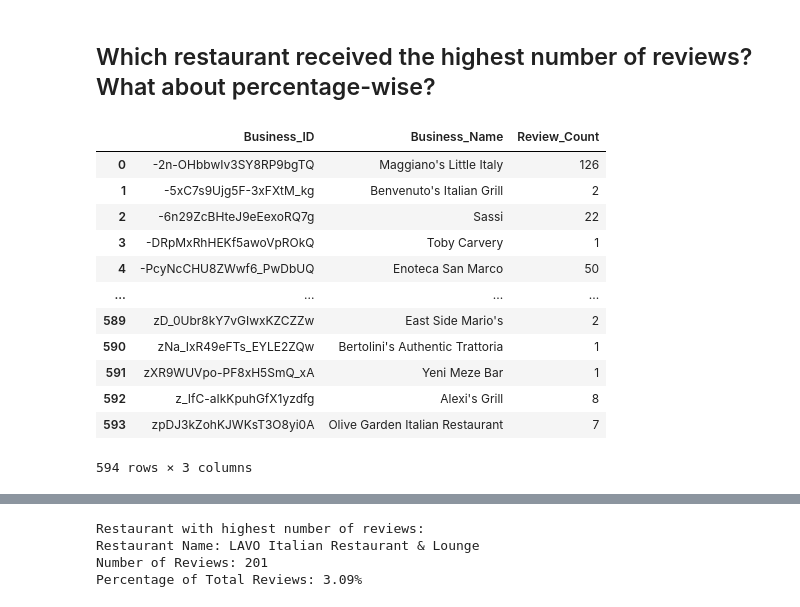
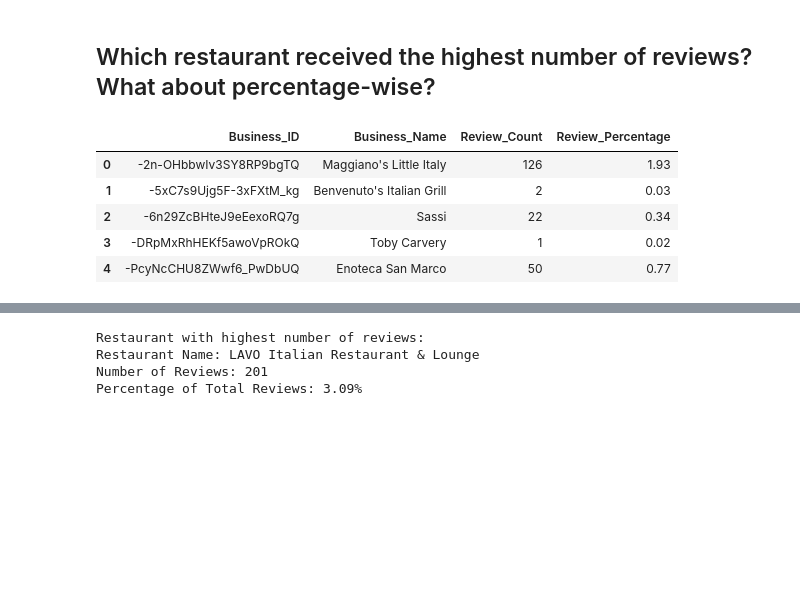
Before and after one commit to Capta1n-n9m0/ei-task, a Jupyter notebook: section1.ipynb, the cells around one changed output, grey strips where cells are left out. Cells and saved outputs as stored; diff of their text form; code cells hidden in the pictures; blank space fills up the shorter version.

```diff
--- a/section1.ipynb
+++ b/section1.ipynb
@@ -73,19 +65,17 @@ Number of unique restaurants: 594
 # %%
 # Get review count per restaurant
 restaurant_review_counts = restaurants.groupby(['Business_ID', 'Business_Name'])['Review_Text'].count().reset_index()
 restaurant_review_counts = restaurant_review_counts.rename(columns={'Review_Text': 'Review_Count'})
-restaurant_review_counts
+
+# Calculate percentage of total reviews for each restaurant
+total_reviews = len(restaurants)
+restaurant_review_counts['Review_Percentage'] = (restaurant_review_counts['Review_Count'] / total_reviews * 100).round(2)
+
+restaurant_review_counts.head()
 # %% [output]
-|  | Business_ID | Business_Name | Review_Count |
-| 0 | -2n-OHbbwIv3SY8RP9bgTQ | Maggiano's Little Italy | 126 |
-| 1 | -5xC7s9Ujg5F-3xFXtM_kg | Benvenuto's Italian Grill | 2 |
-| 2 | -6n29ZcBHteJ9eEexoRQ7g | Sassi | 22 |
-| 3 | -DRpMxRhHEKf5awoVpROkQ | Toby Carvery | 1 |
-| 4 | -PcyNcCHU8ZWwf6_PwDbUQ | Enoteca San Marco | 50 |
-| ... | ... | ... | ... |
-| 589 | zD_0Ubr8kY7vGIwxKZCZZw | East Side Mario's | 2 |
-| 590 | zNa_IxR49eFTs_EYLE2ZQw | Bertolini's Authentic Trattoria | 1 |
-| 591 | zXR9WUVpo-PF8xH5SmQ_xA | Yeni Meze Bar | 1 |
-| 592 | z_IfC-aIkKpuhGfX1yzdfg | Alexi's Grill | 8 |
-| 593 | zpDJ3kZohKJWKsT3O8yi0A | Olive Garden Italian Restaurant | 7 |
+|  | Business_ID | Business_Name | Review_Count | Review_Percentage |
+| 0 | -2n-OHbbwIv3SY8RP9bgTQ | Maggiano's Little Italy | 126 | 1.93 |
+| 1 | -5xC7s9Ujg5F-3xFXtM_kg | Benvenuto's Italian Grill | 2 | 0.03 |
+| 2 | -6n29ZcBHteJ9eEexoRQ7g | Sassi | 22 | 0.34 |
+| 3 | -DRpMxRhHEKf5awoVpROkQ | Toby Carvery | 1 | 0.02 |
+| 4 | -PcyNcCHU8ZWwf6_PwDbUQ | Enoteca San Marco | 50 | 0.77 |
-594 rows × 3 columns
```
Also changed, not shown: parts of 35 cells of this notebook, 1 other file.
